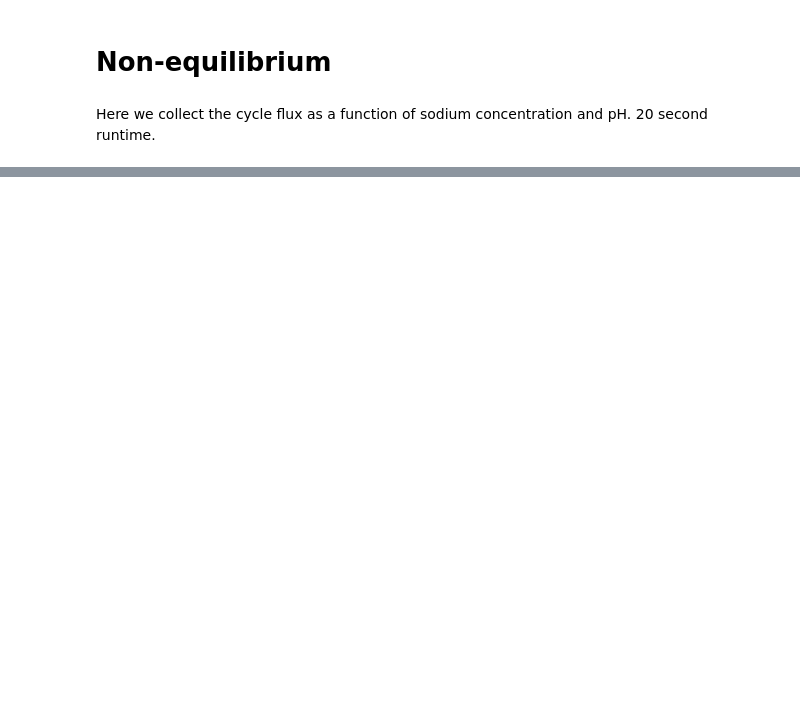
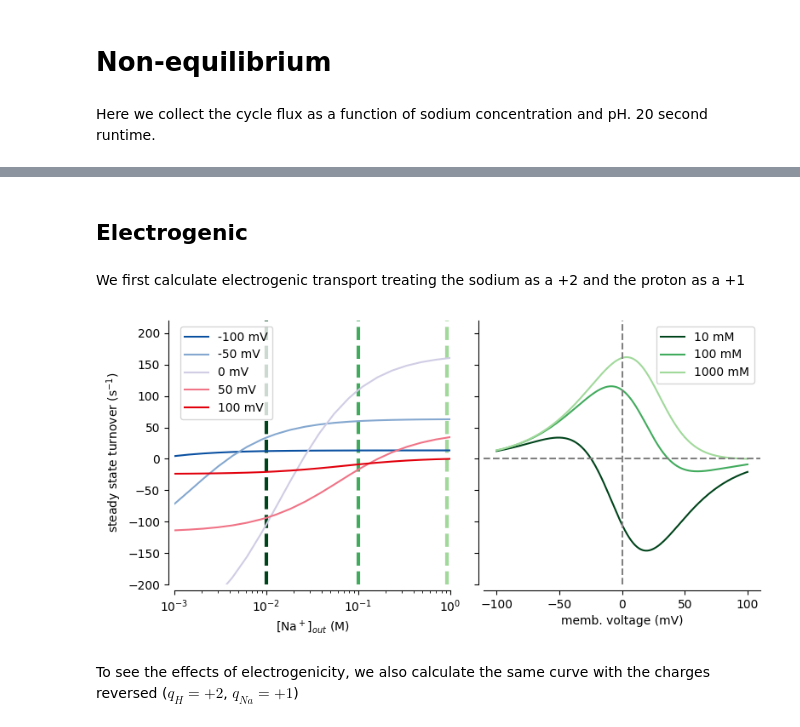
Before and after one commit to Becksteinlab/multibind-publication-code, a Jupyter notebook: full_antiporter_example/antiporter_model.ipynb, the cells around one changed output, grey strips where cells are left out. Cells and saved outputs as stored; diff of their text form; code cells hidden in the pictures; blank space fills up the shorter version.

Commit message:
Electrogenic transport code and figures

```diff
--- a/full_antiporter_example/antiporter_model.ipynb
+++ b/full_antiporter_example/antiporter_model.ipynb
@@ -88,9 +77,7 @@ OFH IFH 0.4700036292457356 0.00055625 helm 1
 # %% [markdown]
 Create blank model, populate it with the new graph and states. Build a scanner from this model.
 # %%
-c_equil = mb.Multibind()
-c_equil.graph = new_graph
-c_equil.states = c.states
+c_equil, _, _, _ = build_base_multibind_model()
 
 scanner = mb.multibind.MultibindScanner(statefile=None, graphfile=None)
 scanner.c = c_equil
@@ -233 +219,18 @@ print(c_equil.graph)
 [figure]
+# %% [markdown]
+## Electrogenic
+# %% [markdown]
+We first calculate electrogenic transport treating the sodium as a +2 and the proton as a +1
+# %%
+display_voltages = np.array([-0.1, -0.05, 0, 0.05, 0.1]) # membrane voltage range
+fixed = np.array([0.001, 0.01, 0.1, 1]) # fixed sodium concentration range
+voltages, na_out, data = initialize_structures()
+
+# mutate data
+scan_parameters(voltages, na_out, data, charge_H = 1, charge_N = 2)
+
+make_plot(voltages, display_voltages, na_out, data, "electrogenic_2N_1H")
+# %% [output]
+[figure, added]
+# %% [markdown]
+To see the effects of electrogenicity, we also calculate the same curve with the charges reversed ($q_H = +2$, $q_{Na} = +1$)
```
Also changed, not shown: parts of 8 cells of this notebook, 18 other files.
